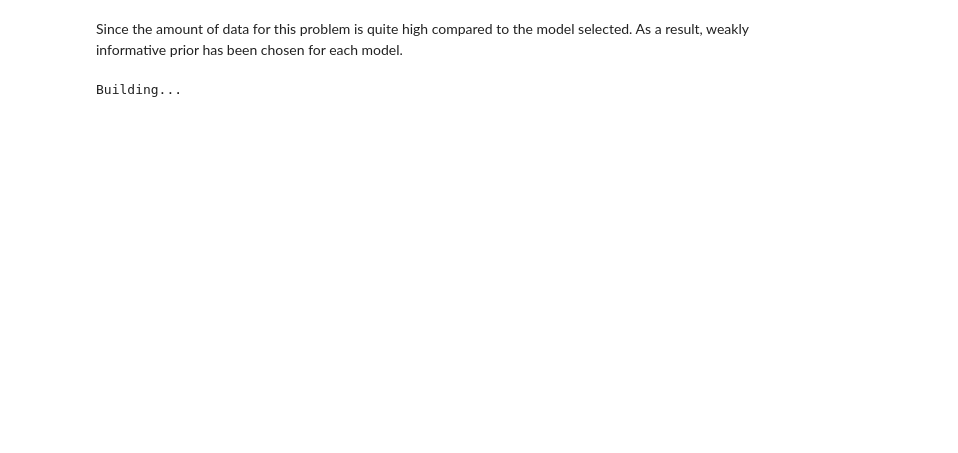
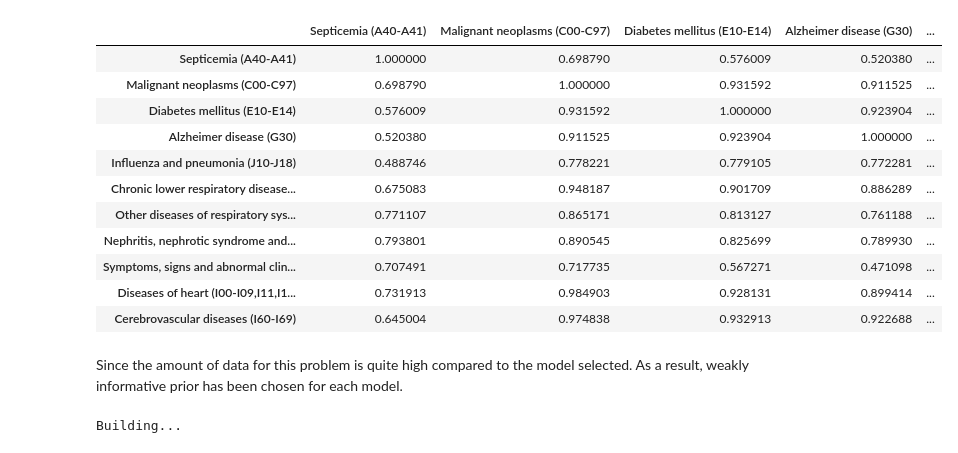
Before and after one commit to nkhieu02/BDA2022, a Jupyter notebook: test.ipynb, the cells around one changed output. Cells and saved outputs as stored; diff of their text form; code cells hidden in the pictures; blank space fills up the shorter version.

```diff
--- a/test.ipynb
+++ b/test.ipynb
@@ -16,7 +16,8 @@ DATA_DIR = "./Data/Weekly_Counts_of_Deaths_by_State_and_Select_Causes__2014-2019
 df = pd.read_csv(DATA_DIR)
 
 df = df.iloc[:, :17]  # Drop all the flag
-
+df_usa = df[df['Jurisdiction of Occurrence'] == 'United States']
+df = df[df['Jurisdiction of Occurrence'] != 'United States']
 # Sep: Soc nhiem khuan
 # Malignant: Khoi u ac tinh
 # Diabete: Tieu duong
@@ -37,3 +61,18 @@ sns.set_theme()
+# %%
+corr_matrix = df.iloc[:, 6:].corr()
+# %% [output]
+|  | Septicemia (A40-A41) | Malignant neoplasms (C00-C97) | Diabetes mellitus (E10-E14) | Alzheimer disease (G30) | ... |
+| Septicemia (A40-A41) | 1.000000 | 0.698790 | 0.576009 | 0.520380 | ... |
+| Malignant neoplasms (C00-C97) | 0.698790 | 1.000000 | 0.931592 | 0.911525 | ... |
+| Diabetes mellitus (E10-E14) | 0.576009 | 0.931592 | 1.000000 | 0.923904 | ... |
+| Alzheimer disease (G30) | 0.520380 | 0.911525 | 0.923904 | 1.000000 | ... |
+| Influenza and pneumonia (J10-J18) | 0.488746 | 0.778221 | 0.779105 | 0.772281 | ... |
+| Chronic lower respiratory disease... | 0.675083 | 0.948187 | 0.901709 | 0.886289 | ... |
+| Other diseases of respiratory sys... | 0.771107 | 0.865171 | 0.813127 | 0.761188 | ... |
+| Nephritis, nephrotic syndrome and... | 0.793801 | 0.890545 | 0.825699 | 0.789930 | ... |
+| Symptoms, signs and abnormal clin... | 0.707491 | 0.717735 | 0.567271 | 0.471098 | ... |
+| Diseases of heart (I00-I09,I11,I1... | 0.731913 | 0.984903 | 0.928131 | 0.899414 | ... |
+| Cerebrovascular diseases (I60-I69) | 0.645004 | 0.974838 | 0.932913 | 0.922688 | ... |
 # %% [markdown]
 Since the amount of data for this problem is quite high compared to the model selected. As a result, weakly informative prior
 has been chosen for each model.
```
Also changed, not shown: parts of 9 cells of this notebook, 4 other files.
